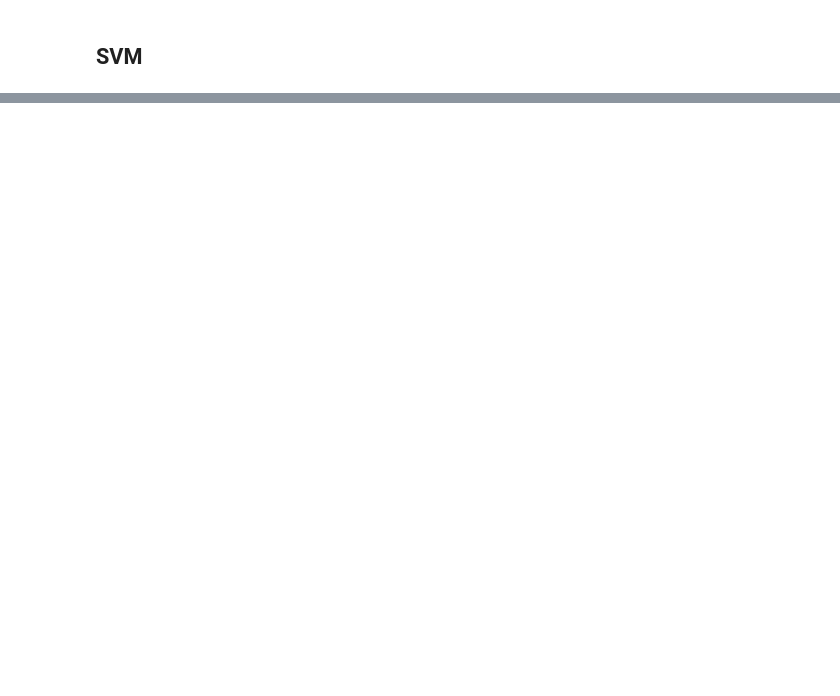
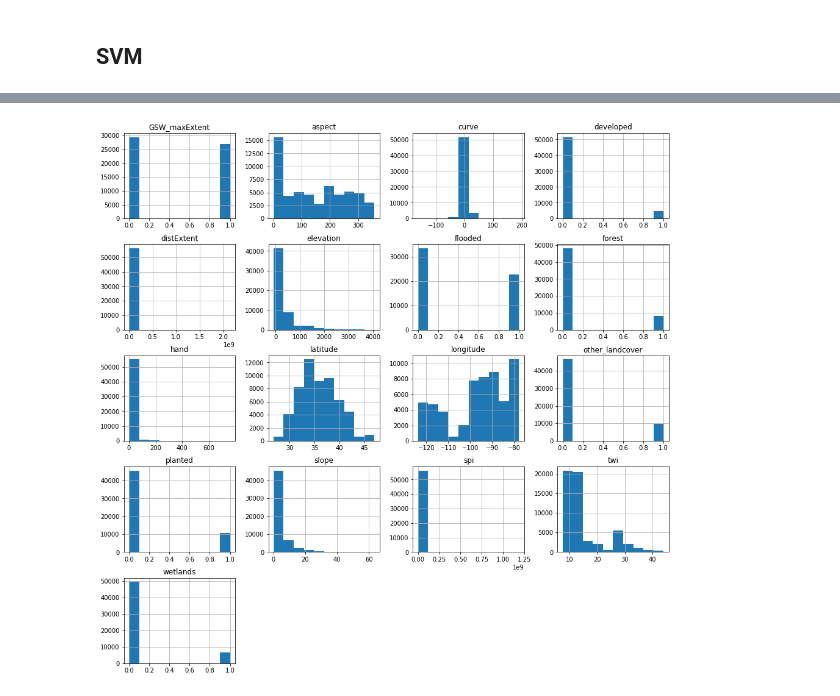
Before and after one commit to ianpdavies/cloudy_flood_prediction, a Jupyter notebook: notebooks/classifier_training.ipynb, the cells around one changed output, grey strips where cells are left out. Saved outputs shown, nothing was run; the diff lists cells and outputs as text; code cells hidden in the pictures; blank space fills up the shorter version.

Commit message:
Using tables from local files instead of GDrive. Added histogram. Started work on importing cloudy region of image to test classifier on

```diff
--- a/notebooks/classifier_training.ipynb
+++ b/notebooks/classifier_training.ipynb
@@ -71 +60,12 @@ from sklearn.model_selection import cross_val_score
+# %%
+# If files are located on local computer, read tables directly
+
+# CSV of sample points with features
+points = pd.read_csv('../data/tables/sample_points.csv')
+points.columns
+hist = points.hist(figsize=(16, 16))
+hist
+plt.show()
+# %% [output]
+[figure, added]
 # %%
```
Also changed, not shown: parts of 19 cells of this notebook.
